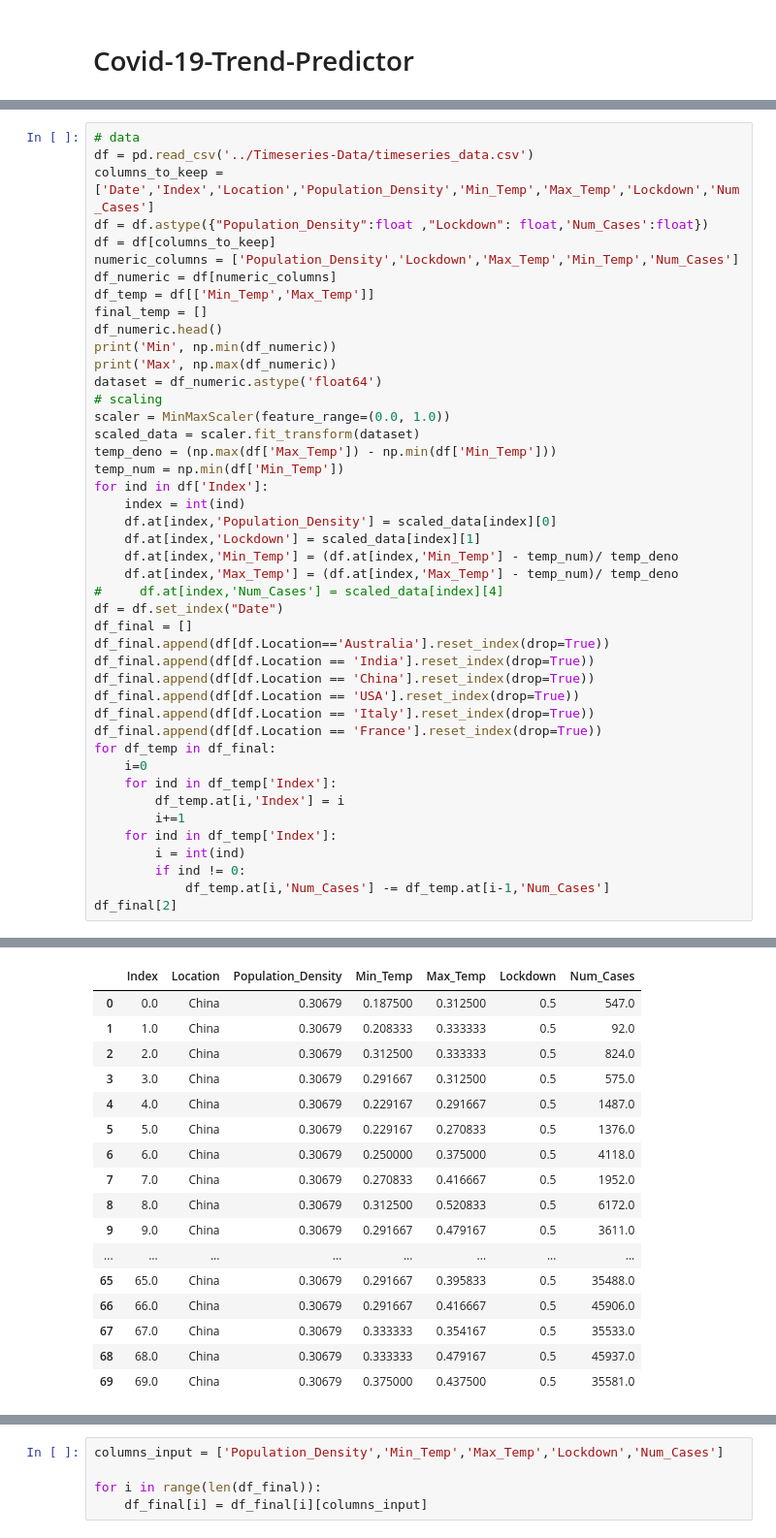
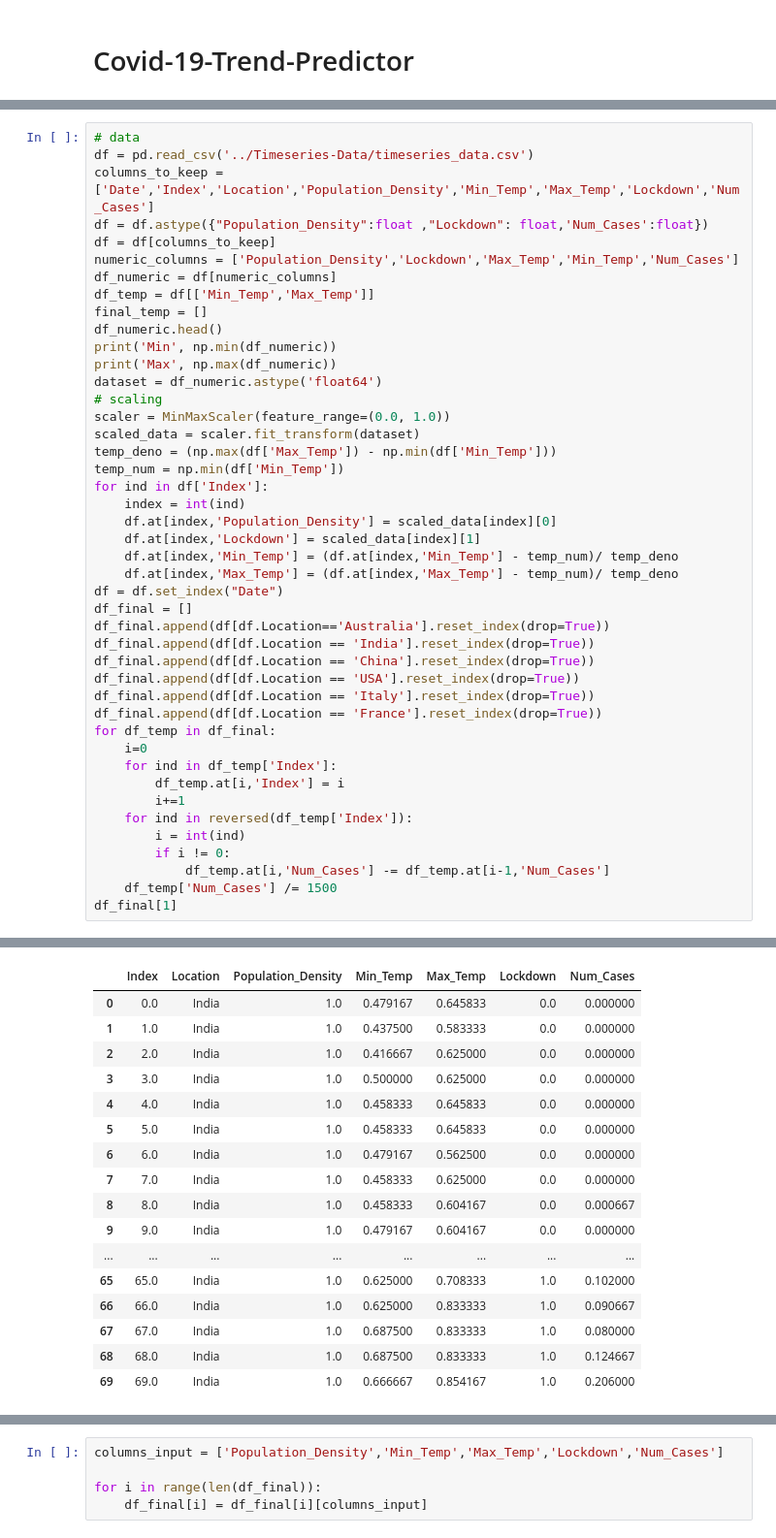
Before and after one commit to abdulsmapara/Covid-19-Trend-Predictor, a Jupyter notebook: src/covid-19-trend-predictor.ipynb, the cells around one changed output, grey strips where cells are left out. Shown at 97% size. Cells and saved outputs as stored; diff of their text form.

```diff
--- a/src/covid-19-trend-predictor.ipynb
+++ b/src/covid-19-trend-predictor.ipynb
@@ -42,53 +40,53 @@ for ind in df['Index']:
     df.at[index,'Lockdown'] = scaled_data[index][1]
     df.at[index,'Min_Temp'] = (df.at[index,'Min_Temp'] - temp_num)/ temp_deno
     df.at[index,'Max_Temp'] = (df.at[index,'Max_Temp'] - temp_num)/ temp_deno
-#     df.at[index,'Num_Cases'] = scaled_data[index][4]
 df = df.set_index("Date")
 df_final = []
 df_final.append(df[df.Location=='Australia'].reset_index(drop=True))
 df_final.append(df[df.Location == 'India'].reset_index(drop=True))
 df_final.append(df[df.Location == 'China'].reset_index(drop=True))
 df_final.append(df[df.Location == 'USA'].reset_index(drop=True))
 df_final.append(df[df.Location == 'Italy'].reset_index(drop=True))
 df_final.append(df[df.Location == 'France'].reset_index(drop=True))
 for df_temp in df_final:
     i=0
     for ind in df_temp['Index']:
         df_temp.at[i,'Index'] = i
         i+=1
-    for ind in df_temp['Index']:
+    for ind in reversed(df_temp['Index']):
         i = int(ind)
-        if ind != 0:
+        if i != 0:
             df_temp.at[i,'Num_Cases'] -= df_temp.at[i-1,'Num_Cases']
-df_final[2]
+    df_temp['Num_Cases'] /= 1500
+df_final[1]
 # %% [output]
 Min Population_Density    9.0
 Lockdown              0.0
 Max_Temp              5.0
 Min_Temp             -8.0
 Num_Cases             0.0
 dtype: float64
 Max Population_Density      1202.0
 Lockdown                 100.0
 Max_Temp                  40.0
 Min_Temp                  26.0
 Num_Cases             187321.0
 dtype: float64
 |  | Index | Location | Population_Density | Min_Temp | Max_Temp | Lockdown | Num_Cases |
-| 0 | 0.0 | China | 0.30679 | 0.187500 | 0.312500 | 0.5 | 547.0 |
-| 1 | 1.0 | China | 0.30679 | 0.208333 | 0.333333 | 0.5 | 92.0 |
-| 2 | 2.0 | China | 0.30679 | 0.312500 | 0.333333 | 0.5 | 824.0 |
-| 3 | 3.0 | China | 0.30679 | 0.291667 | 0.312500 | 0.5 | 575.0 |
-| 4 | 4.0 | China | 0.30679 | 0.229167 | 0.291667 | 0.5 | 1487.0 |
-| 5 | 5.0 | China | 0.30679 | 0.229167 | 0.270833 | 0.5 | 1376.0 |
-| 6 | 6.0 | China | 0.30679 | 0.250000 | 0.375000 | 0.5 | 4118.0 |
-| 7 | 7.0 | China | 0.30679 | 0.270833 | 0.416667 | 0.5 | 1952.0 |
-| 8 | 8.0 | China | 0.30679 | 0.312500 | 0.520833 | 0.5 | 6172.0 |
-| 9 | 9.0 | China | 0.30679 | 0.291667 | 0.479167 | 0.5 | 3611.0 |
+| 0 | 0.0 | India | 1.0 | 0.479167 | 0.645833 | 0.0 | 0.000000 |
+| 1 | 1.0 | India | 1.0 | 0.437500 | 0.583333 | 0.0 | 0.000000 |
+| 2 | 2.0 | India | 1.0 | 0.416667 | 0.625000 | 0.0 | 0.000000 |
+| 3 | 3.0 | India | 1.0 | 0.500000 | 0.625000 | 0.0 | 0.000000 |
+| 4 | 4.0 | India | 1.0 | 0.458333 | 0.645833 | 0.0 | 0.000000 |
+| 5 | 5.0 | India | 1.0 | 0.458333 | 0.645833 | 0.0 | 0.000000 |
+| 6 | 6.0 | India | 1.0 | 0.479167 | 0.562500 | 0.0 | 0.000000 |
+| 7 | 7.0 | India | 1.0 | 0.458333 | 0.625000 | 0.0 | 0.000000 |
+| 8 | 8.0 | India | 1.0 | 0.458333 | 0.604167 | 0.0 | 0.000667 |
+| 9 | 9.0 | India | 1.0 | 0.479167 | 0.604167 | 0.0 | 0.000000 |
 | ... | ... | ... | ... | ... | ... | ... | ... |
-| 65 | 65.0 | China | 0.30679 | 0.291667 | 0.395833 | 0.5 | 35488.0 |
-| 66 | 66.0 | China | 0.30679 | 0.291667 | 0.416667 | 0.5 | 45906.0 |
-| 67 | 67.0 | China | 0.30679 | 0.333333 | 0.354167 | 0.5 | 35533.0 |
-| 68 | 68.0 | China | 0.30679 | 0.333333 | 0.479167 | 0.5 | 45937.0 |
-| 69 | 69.0 | China | 0.30679 | 0.375000 | 0.437500 | 0.5 | 35581.0 |
+| 65 | 65.0 | India | 1.0 | 0.625000 | 0.708333 | 1.0 | 0.102000 |
+| 66 | 66.0 | India | 1.0 | 0.625000 | 0.833333 | 1.0 | 0.090667 |
+| 67 | 67.0 | India | 1.0 | 0.687500 | 0.833333 | 1.0 | 0.080000 |
+| 68 | 68.0 | India | 1.0 | 0.687500 | 0.833333 | 1.0 | 0.124667 |
+| 69 | 69.0 | India | 1.0 | 0.666667 | 0.854167 | 1.0 | 0.206000 |
 70 rows × 7 columns
```
Also changed, not shown: parts of 10 cells of this notebook, 2 other files.
